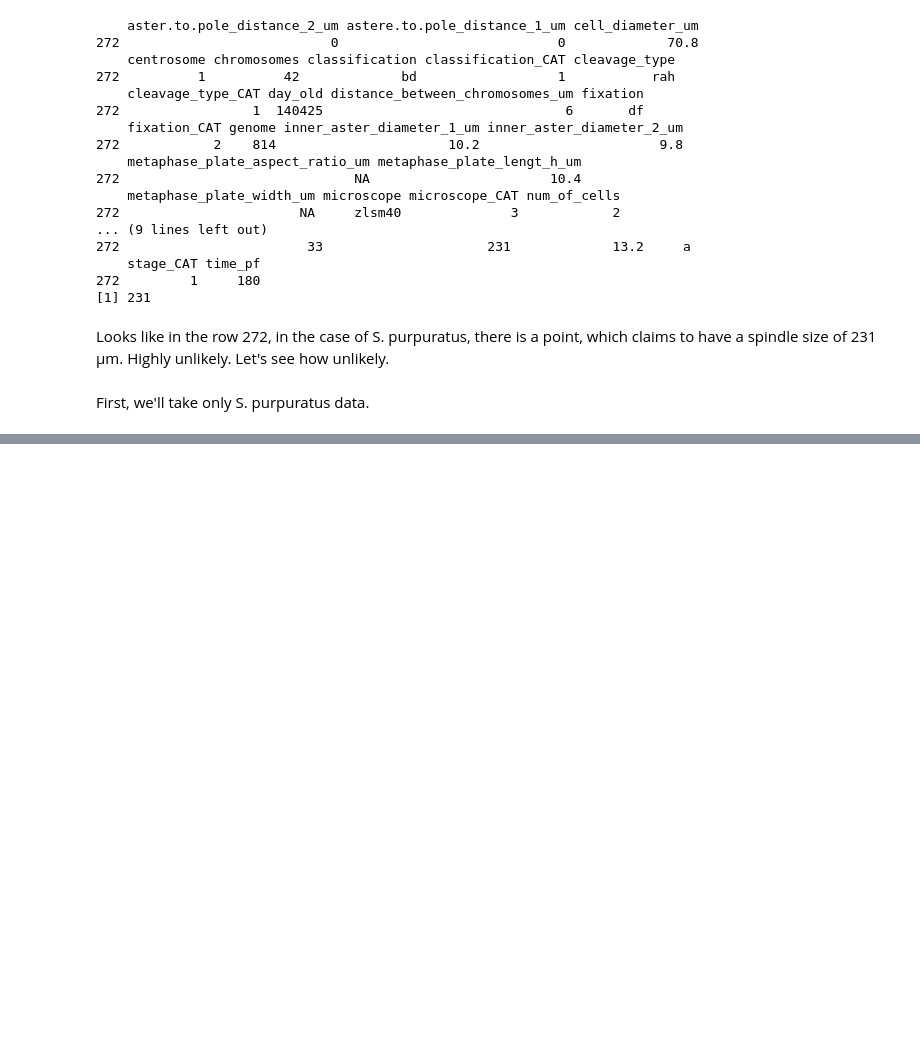
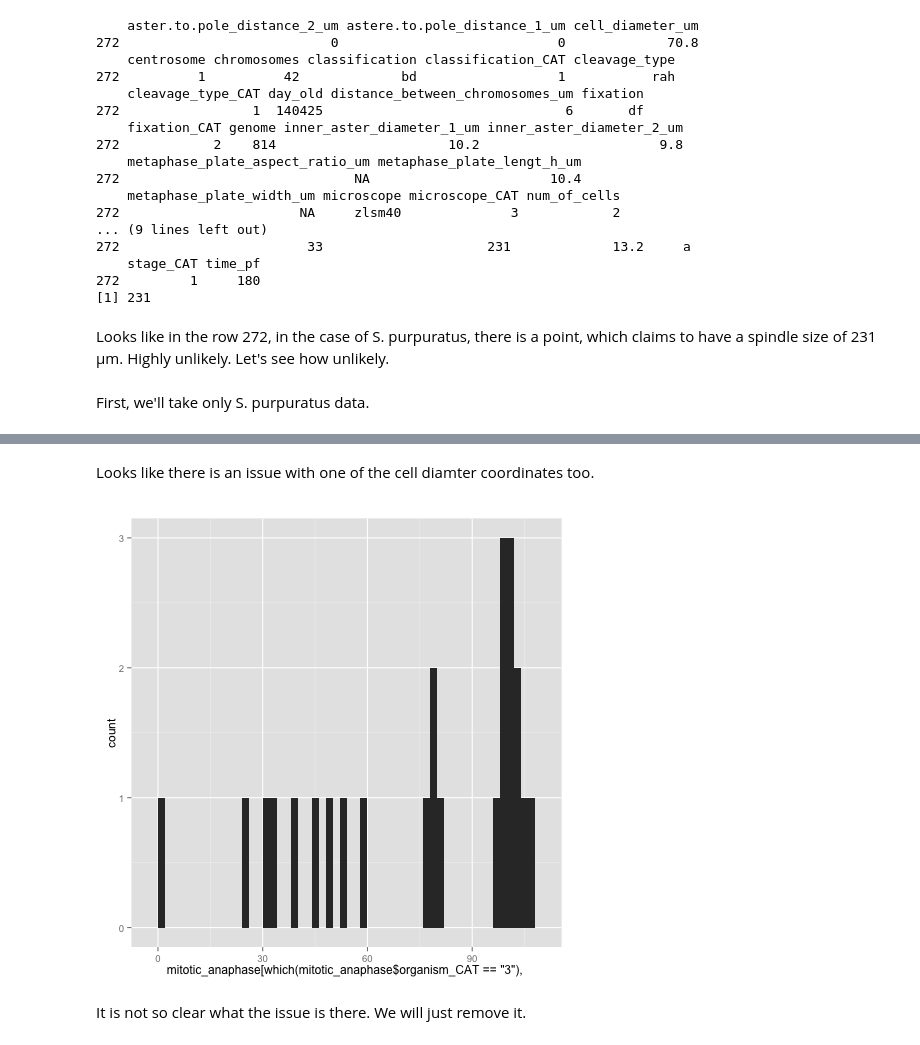
Before and after one commit to emmaggie/SPINDLE_ZOO, a Jupyter notebook: Final/Code/4_scaling_plots_Fig1_S1.ipynb, the cells around one changed output, grey strips where cells are left out. Drawn from its saved outputs; the diff is of its cells as text; code cells hidden in the pictures; blank space fills up the shorter version.

```diff
--- a/Final/Code/4_scaling_plots_Fig1_S1.ipynb
+++ b/Final/Code/4_scaling_plots_Fig1_S1.ipynb
@@ -318,0 +352,11 @@ subset.purpuratus=mitotic_anaphase[mitotic_anaphase=="Strongylocentrotus_purpura
+# %% [markdown]
+Looks like there is an issue with one of the cell diamter coordinates too.
+# %%
+%%R
+ggplot()+geom_histogram(aes(x=mitotic_anaphase$cell_diameter_um),binwidth=10)
+mitotic_anaphase[which(mitotic_anaphase$cell_diameter_um==min(mitotic_anaphase$cell_diameter_um,na.rm=TRUE)),]
+ggplot()+geom_histogram(aes(x=mitotic_anaphase[which(mitotic_anaphase$organism_CAT=='3'),]$cell_diameter_um),binwidth=2)
+# %% [output]
+[figure, added]
+# %% [markdown]
+It is not so clear what the issue is there. We will just remove it.
```
Also changed, not shown: parts of 25 cells of this notebook, 2 other files.
